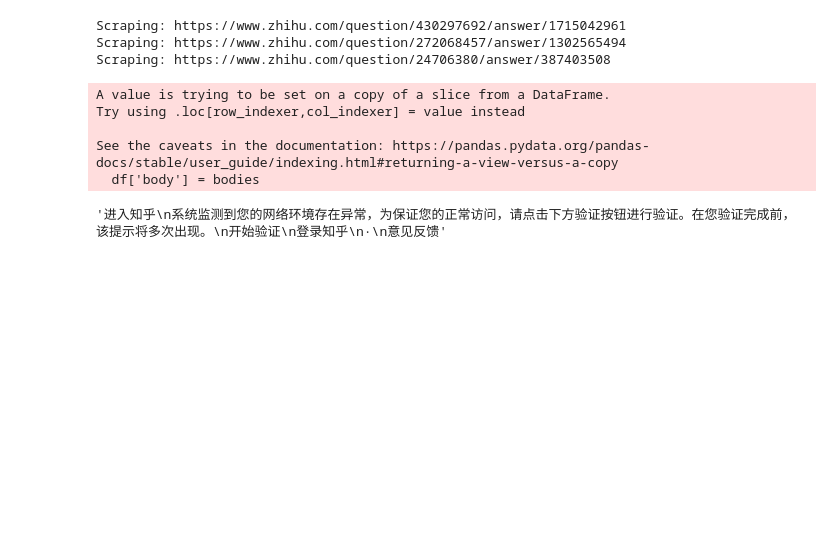
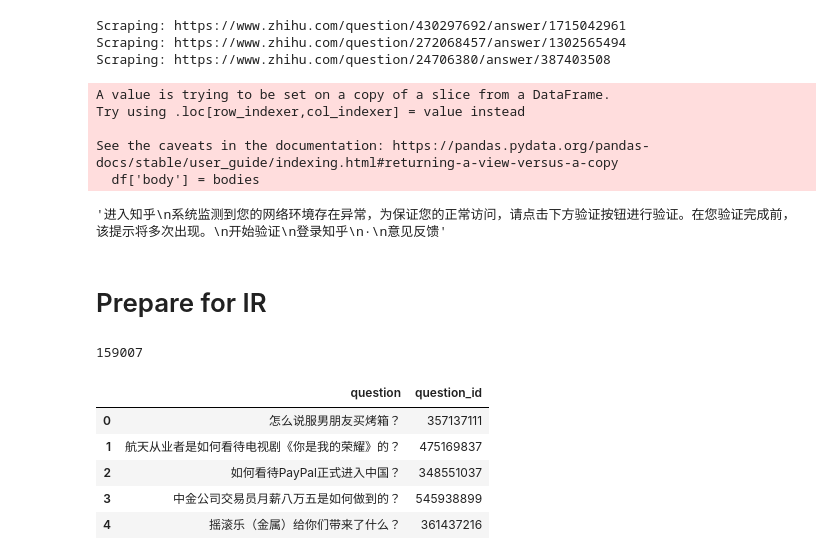
Before and after one commit to JeffreyCh0/advice_seeking, a Jupyter notebook: notebook/preprocessing.ipynb, the cells around one changed output. Saved outputs shown, nothing was run; the diff lists cells and outputs as text; code cells hidden in the pictures; blank space fills up the shorter version.

```diff
--- a/notebook/preprocessing.ipynb
+++ b/notebook/preprocessing.ipynb
@@ -155,3 +154,28 @@ Try using .loc[row_indexer,col_indexer] = value instead
 See the caveats in the documentation: https://pandas.pydata.org/pandas-docs/stable/user_guide/indexing.html#returning-a-view-versus-a-copy
   df['body'] = bodies
 '进入知乎\n系统监测到您的网络环境存在异常，为保证您的正常访问，请点击下方验证按钮进行验证。在您验证完成前，该提示将多次出现。\n开始验证\n登录知乎\n·\n意见反馈'
+# %% [markdown]
+# Prepare for IR
+# %%
+from datasets import load_dataset
+ds = load_dataset("wangrui6/Zhihu-KOL")
+
+data_dict = {}
+data_dict['question'] = ds['train']['INSTRUCTION']
+for key in json.loads(ds['train']['METADATA'][0]).keys():
+    if key == "question_id":
+        data_dict[key] = [int(json.loads(x)[key]) for x in ds['train']['METADATA']]
+
+df_question = pd.DataFrame(data_dict)
+del data_dict
+df_question = df_question.drop_duplicates(subset=['question_id'])
+print(df_question.shape[0])
+df_question.head()
+# %% [output]
+159007
+|  | question | question_id |
+| 0 | 怎么说服男朋友买烤箱？ | 357137111 |
+| 1 | 航天从业者是如何看待电视剧《你是我的荣耀》的？ | 475169837 |
+| 2 | 如何看待PayPal正式进入中国？ | 348551037 |
+| 3 | 中金公司交易员月薪八万五是如何做到的？ | 545938899 |
+| 4 | 摇滚乐（金属）给你们带来了什么？ | 361437216 |
```
Also changed, not shown: parts of 24 cells of this notebook, 7 other files.
